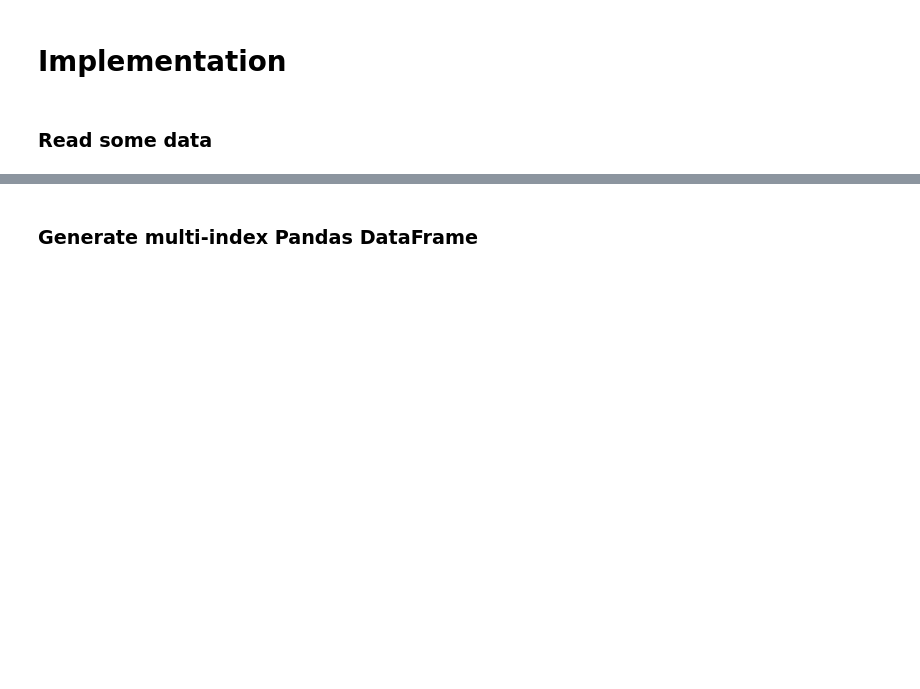
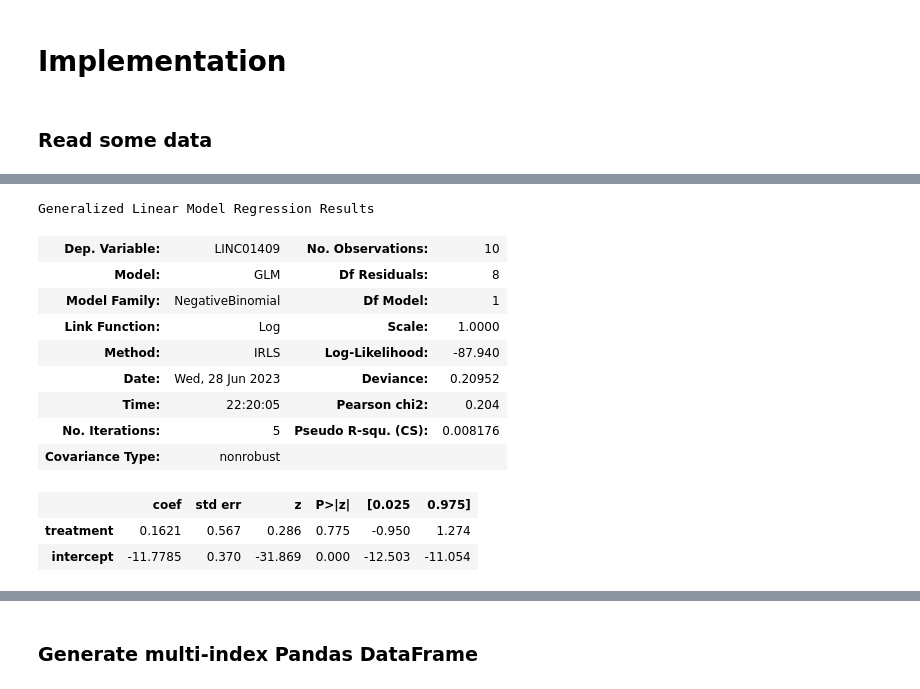
Before and after one commit to mincheoly/memento, a Jupyter notebook: examples/implementation.ipynb, the cells around one changed output, grey strips where cells are left out. Cells and saved outputs as stored; diff of their text form; code cells hidden in the pictures; blank space fills up the shorter version.

```diff
--- a/examples/implementation.ipynb
+++ b/examples/implementation.ipynb
@@ -78,0 +151,16 @@ adata.X.shape
+# %%
+lm.fit().summary()
+# %% [output]
+Generalized Linear Model Regression Results
+| Dep. Variable: | LINC01409 | No. Observations: | 10 |
+| Model: | GLM | Df Residuals: | 8 |
+| Model Family: | NegativeBinomial | Df Model: | 1 |
+| Link Function: | Log | Scale: | 1.0000 |
+| Method: | IRLS | Log-Likelihood: | -87.940 |
+| Date: | Wed, 28 Jun 2023 | Deviance: | 0.20952 |
+| Time: | 22:20:05 | Pearson chi2: | 0.204 |
+| No. Iterations: | 5 | Pseudo R-squ. (CS): | 0.008176 |
+| Covariance Type: | nonrobust |  |  |
+|  | coef | std err | z | P>|z| | [0.025 | 0.975] |
+| treatment | 0.1621 | 0.567 | 0.286 | 0.775 | -0.950 | 1.274 |
+| intercept | -11.7785 | 0.370 | -31.869 | 0.000 | -12.503 | -11.054 |
```
Also changed, not shown: parts of 29 cells of this notebook, 6 other files.
